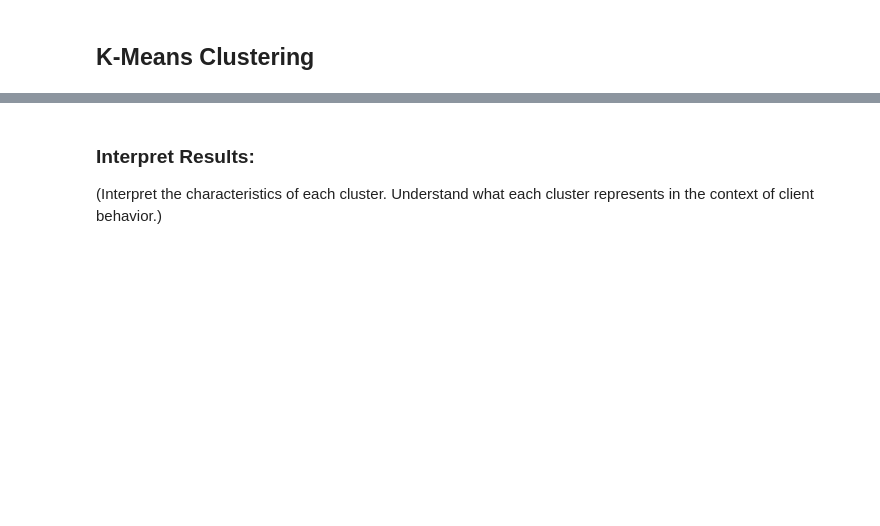
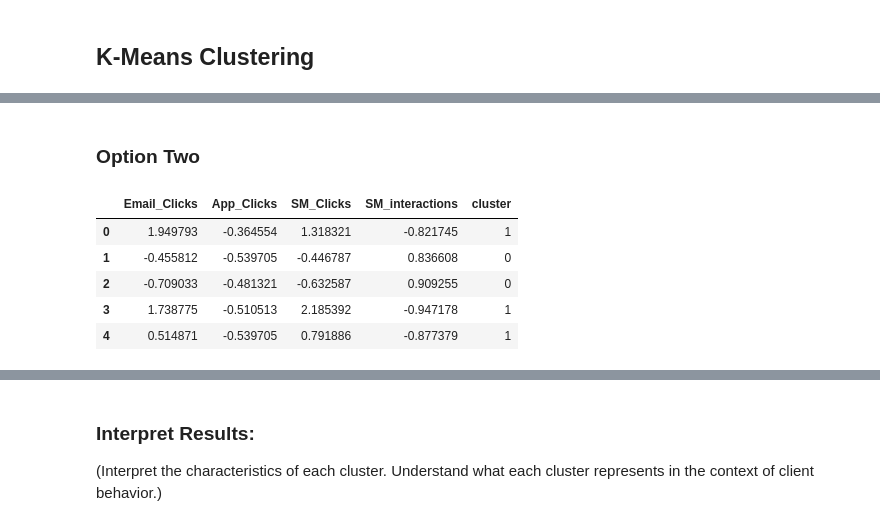
Before and after one commit to NunoMac/PostGrad_ProjectML_Group1_SportifyClientSegmentation, a Jupyter notebook: Sportify_customer_segmentation.ipynb, the cells around one changed output, grey strips where cells are left out. Drawn from its saved outputs; the diff is of its cells as text; code cells hidden in the pictures; blank space fills up the shorter version.

```diff
--- a/Sportify_customer_segmentation.ipynb
+++ b/Sportify_customer_segmentation.ipynb
@@ -271,0 +297,16 @@ km_two.fit_apply(df_dig_two_scaled)
+# %% [markdown]
+### Option Two
+# %%
+#Option One
+n_clusters=3
+km_two_final = KMeans(n_clusters=n_clusters, init='k-means++', n_init=10, max_iter=300, random_state=42)
+km_two_final.fit(df_dig_two_scaled)
+df_dig_two_scaled['cluster'] = pd.Series(km_two_final.predict(df_dig_two_scaled))
+df_dig_two_scaled.head()
+# %% [output]
+|  | Email_Clicks | App_Clicks | SM_Clicks | SM_interactions | cluster |
+| 0 | 1.949793 | -0.364554 | 1.318321 | -0.821745 | 1 |
+| 1 | -0.455812 | -0.539705 | -0.446787 | 0.836608 | 0 |
+| 2 | -0.709033 | -0.481321 | -0.632587 | 0.909255 | 0 |
+| 3 | 1.738775 | -0.510513 | 2.185392 | -0.947178 | 1 |
+| 4 | 0.514871 | -0.539705 | 0.791886 | -0.877379 | 1 |
```
Also changed, not shown: parts of 8 cells of this notebook.
